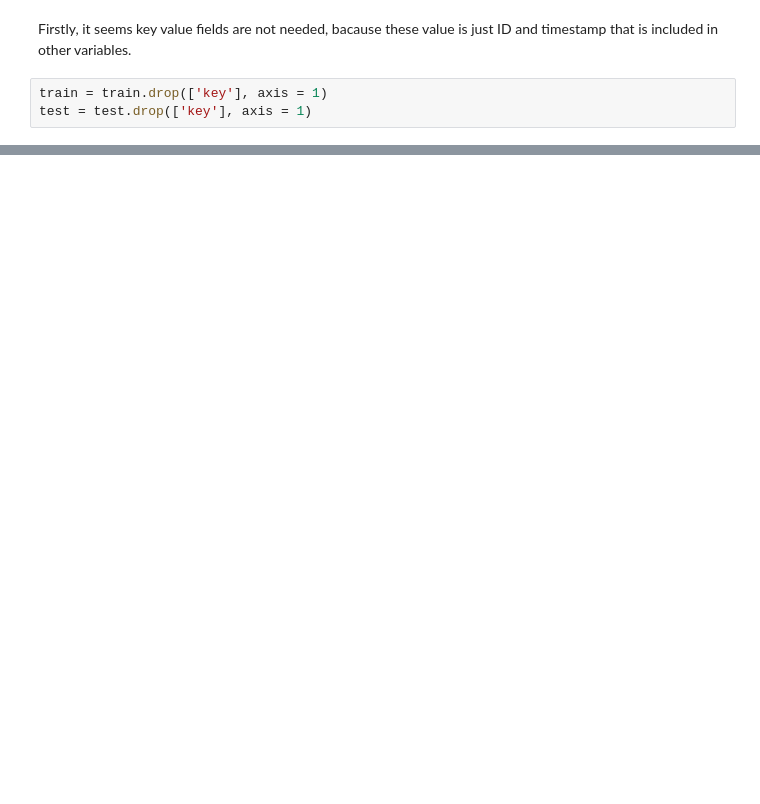
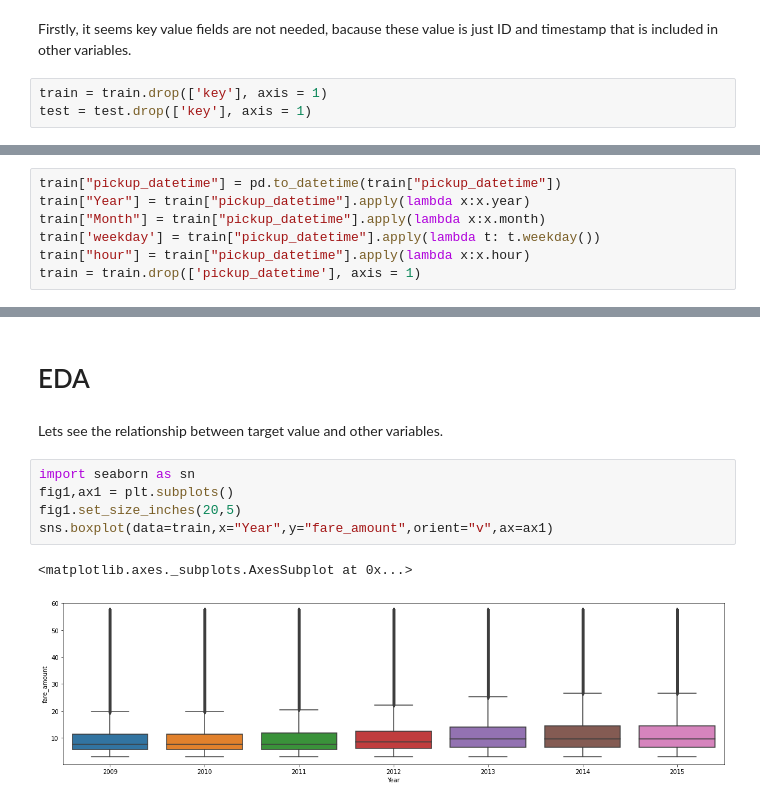
Before and after one commit to shima2920/Kaggle, a Jupyter notebook: New_York_City_Taxi_Fare_Prediction.ipynb, the cells around one changed output, grey strips where cells are left out. Saved outputs shown, nothing was run; the diff lists cells and outputs as text; blank space fills up the shorter version.

```diff
--- a/New_York_City_Taxi_Fare_Prediction.ipynb
+++ b/New_York_City_Taxi_Fare_Prediction.ipynb
@@ -268,0 +286,7 @@ test = test.drop(['key'], axis = 1)
+# %%
+train["pickup_datetime"] = pd.to_datetime(train["pickup_datetime"])
+train["Year"] = train["pickup_datetime"].apply(lambda x:x.year)
+train["Month"] = train["pickup_datetime"].apply(lambda x:x.month)
+train['weekday'] = train["pickup_datetime"].apply(lambda t: t.weekday())
+train["hour"] = train["pickup_datetime"].apply(lambda x:x.hour)
+train = train.drop(['pickup_datetime'], axis = 1)
@@ -268,0 +302,12 @@ test = test.drop(['key'], axis = 1)
+# %% [markdown]
+# EDA
+# %% [markdown]
+Lets see the relationship between target value and other variables.
+# %%
+import seaborn as sn
+fig1,ax1 = plt.subplots()
+fig1.set_size_inches(20,5)
+sns.boxplot(data=train,x="Year",y="fare_amount",orient="v",ax=ax1)
+# %% [output]
+<matplotlib.axes._subplots.AxesSubplot at 0x...>
+[figure, added]
```
Also changed, not shown: parts of 13 cells of this notebook.
